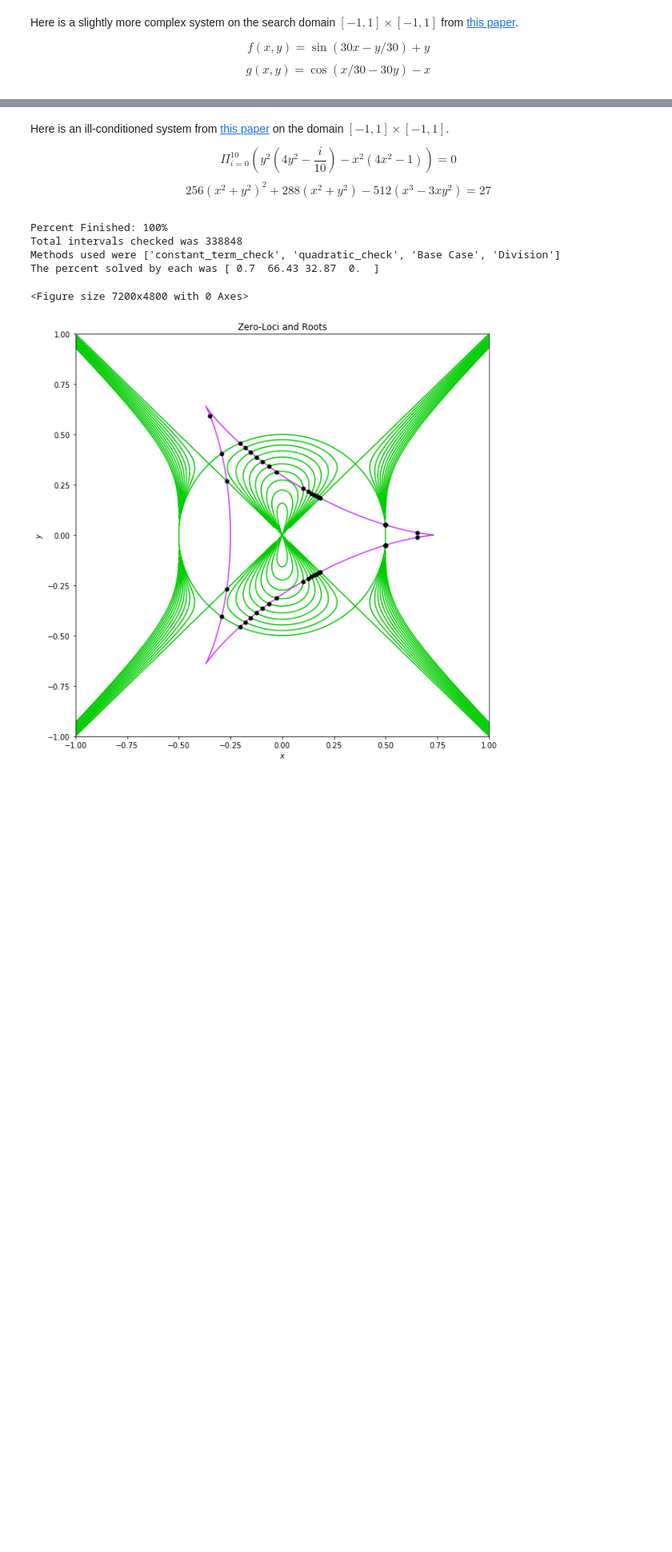
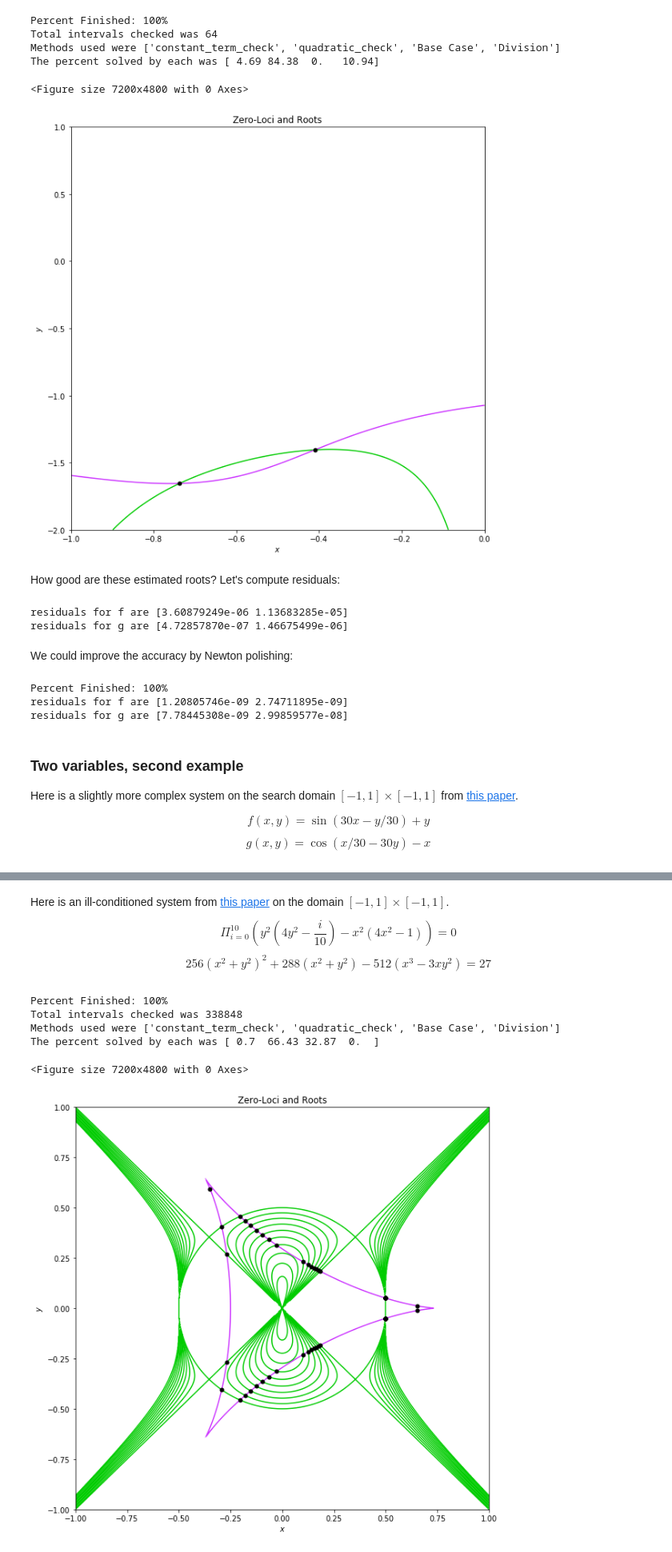
Before and after one commit to tylerjarvis/RootFinding, a Jupyter notebook: DemoNotebook.ipynb, the cells around one changed output, grey strips where cells are left out. Shown at 80% size. Saved outputs shown, nothing was run; the diff lists cells and outputs as text; code cells hidden in the pictures; blank space fills up the shorter version.

Commit message:
Improvements to the public demo notebook

```diff
--- a/DemoNotebook.ipynb
+++ b/DemoNotebook.ipynb
@@ -73,4 +74,37 @@ Wall time: 1.49 s
+# %%
+#Plot the zero loci of each function and the common roots
+
+roots = yr.solve([f,g], a, b, plot=True)
+# %% [output]
+Percent Finished: 100%
+Total intervals checked was 64
+Methods used were ['constant_term_check', 'quadratic_check', 'Base Case', 'Division']
+The percent solved by each was [ 4.69 84.38  0.   10.94]
+<Figure size 7200x4800 with 0 Axes>
+[figure, added]
+# %% [markdown]
+How good are these estimated roots?  Let's compute residuals:
+# %%
+#Compute the residuals for each function and root
+print('residuals for f are {}'.format(np.abs(f(roots[:,0],roots[:,1]))))
+print('residuals for g are {}'.format(np.abs(g(roots[:,0],roots[:,1]))))
+# %% [output]
+residuals for f are [3.60879249e-06 1.13683285e-05]
+residuals for g are [4.72857870e-07 1.46675499e-06]
+# %% [markdown]
+We could improve the accuracy by Newton polishing:
+# %%
+roots = yr.solve([f,g], a, b, polish=True)
+#Compute the residuals for each function and root
+print('residuals for f are {}'.format(np.abs(f(roots[:,0],roots[:,1]))))
+print('residuals for g are {}'.format(np.abs(g(roots[:,0],roots[:,1]))))
+# %% [output]
+Percent Finished: 100%
+residuals for f are [1.20805746e-09 2.74711895e-09]
+residuals for g are [7.78445308e-09 2.99859577e-08]
 # %% [markdown]
+### Two variables, second example
+
 Here is a slightly more complex system on the search domain $[-1,1]\times[-1,1]$ from [this paper](https://link.springer.com/article/10.1007/s00211-014-0635-z).
 
 $$f(x,y) =\sin(30x−y/30)+y$$
```
Also changed, not shown: parts of 14 cells of this notebook.
